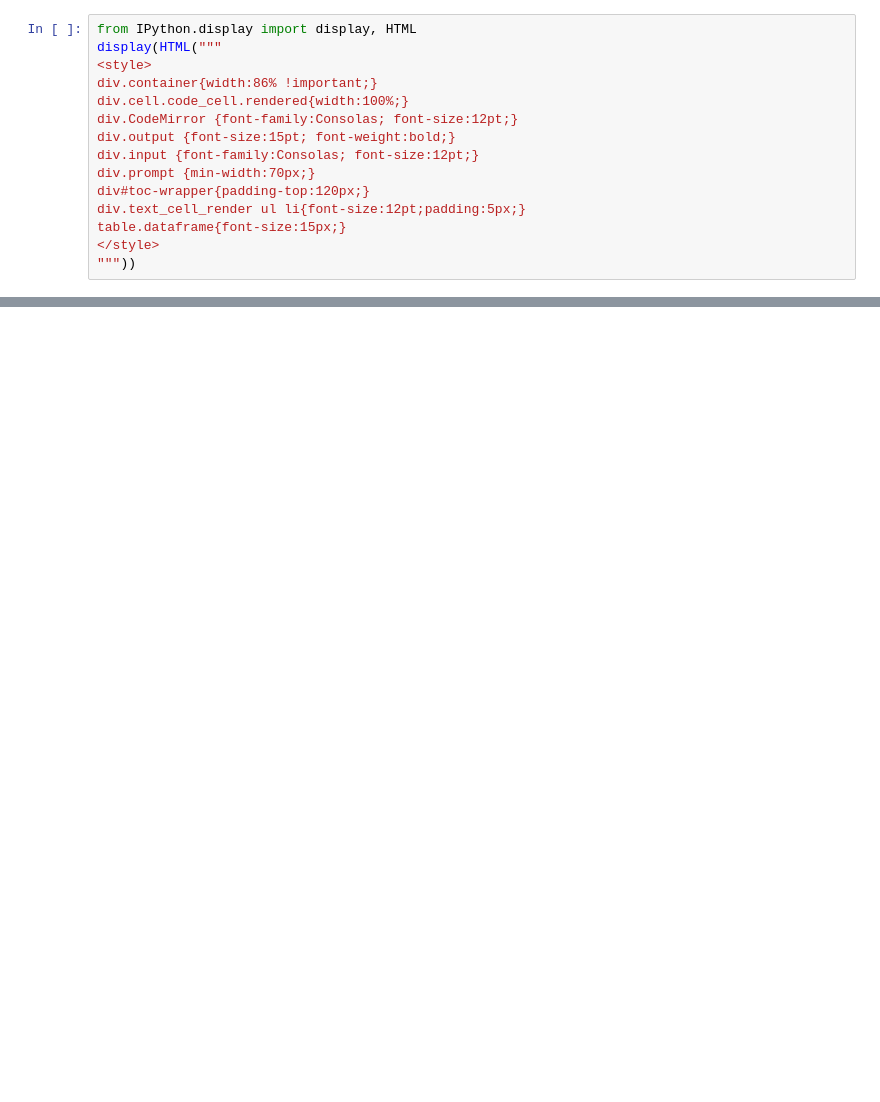
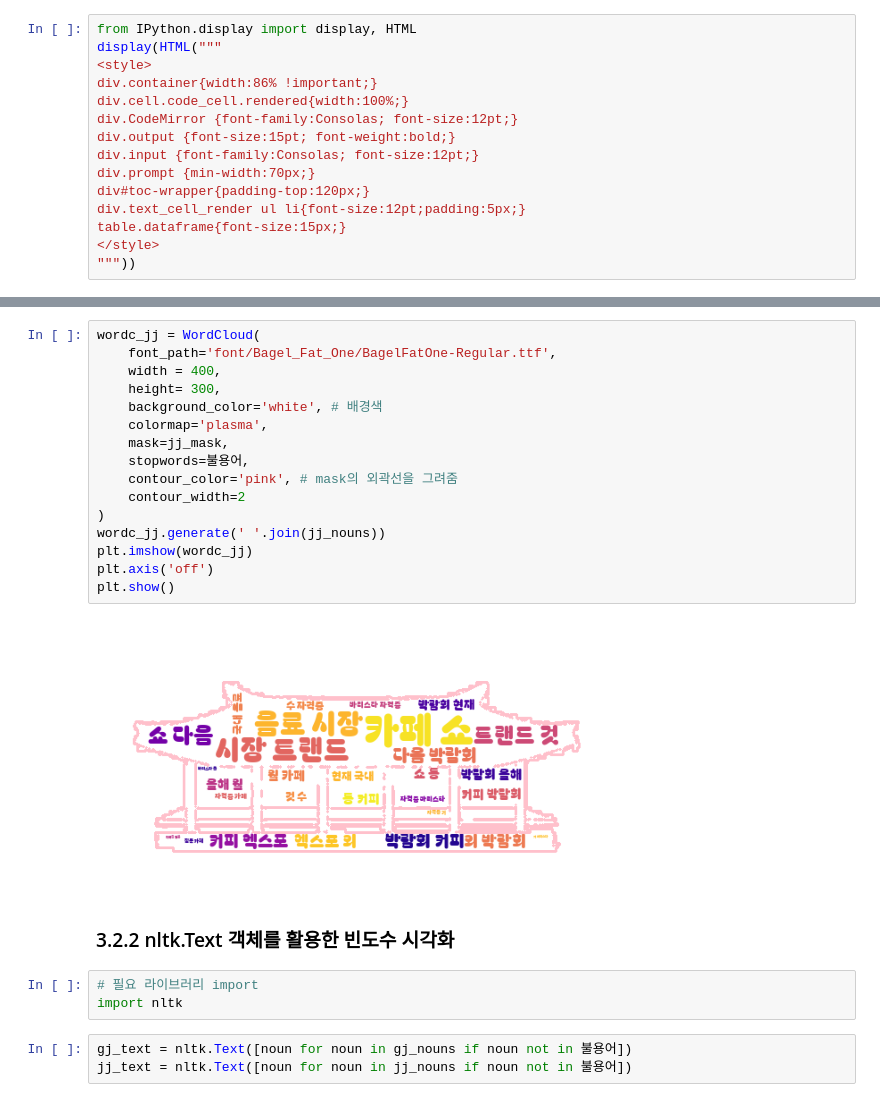
Before and after one commit to devna0111/ai_x, a Jupyter notebook: source/07_자연어처리/ch02_한글형태소분석_Quiz.ipynb, the cells around one changed output, grey strips where cells are left out. Saved outputs shown, nothing was run; the diff lists cells and outputs as text; blank space fills up the shorter version.

```diff
--- a/source/07_자연어처리/ch02_한글형태소분석_Quiz.ipynb
+++ b/source/07_자연어처리/ch02_한글형태소분석_Quiz.ipynb
@@ -66,0 +332,26 @@ data_extract()
+# %%
+wordc_jj = WordCloud(
+    font_path='font/Bagel_Fat_One/BagelFatOne-Regular.ttf',
+    width = 400,
+    height= 300,
+    background_color='white', # 배경색
+    colormap='plasma',
+    mask=jj_mask,
+    stopwords=불용어,
+    contour_color='pink', # mask의 외곽선을 그려줌
+    contour_width=2
+)
+wordc_jj.generate(' '.join(jj_nouns))
+plt.imshow(wordc_jj)
+plt.axis('off')
+plt.show()
+# %% [output]
+[figure, added]
+# %% [markdown]
+### 3.2.2 nltk.Text 객체를 활용한 빈도수 시각화
+# %%
+# 필요 라이브러리 import
+import nltk
+# %%
+gj_text = nltk.Text([noun for noun in gj_nouns if noun not in 불용어])
+jj_text = nltk.Text([noun for noun in jj_nouns if noun not in 불용어])
```
Also changed, not shown: parts of 54 cells of this notebook, 20 other files.
